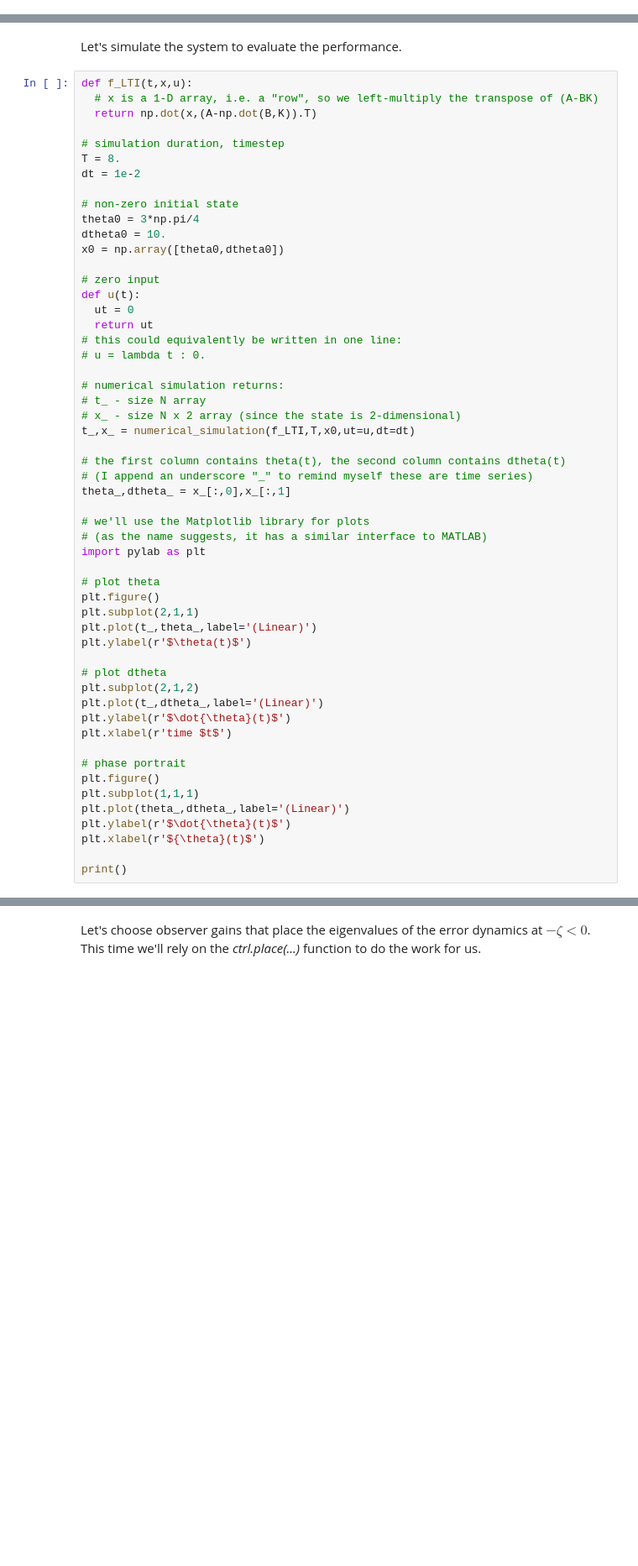
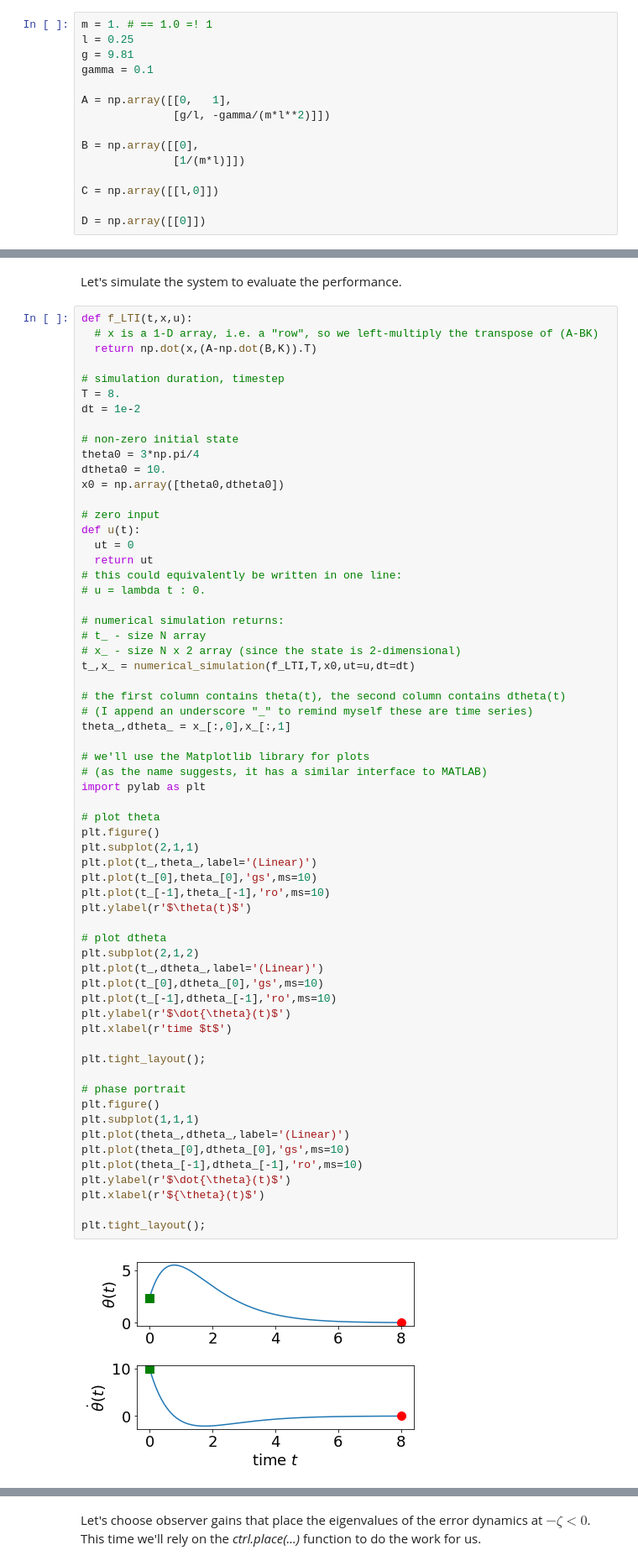
Before and after one commit to sburden/447-20fa, a Jupyter notebook: 447_lec_examples.ipynb, the cells around one changed output, grey strips where cells are left out. Shown at 84% size. Drawn from its saved outputs; the diff is of its cells as text; blank space fills up the shorter version.

```diff
--- a/447_lec_examples.ipynb
+++ b/447_lec_examples.ipynb
@@ -1497,0 +1507,15 @@ else:
+# %%
+m = 1. # == 1.0 =! 1
+l = 0.25
+g = 9.81
+gamma = 0.1
+
+A = np.array([[0,   1],
+              [g/l, -gamma/(m*l**2)]])
+
+B = np.array([[0],
+              [1/(m*l)]])
+
+C = np.array([[l,0]])
+
+D = np.array([[0]])
@@ -1551,31 +1588,41 @@ def u(t):
 # x_ - size N x 2 array (since the state is 2-dimensional)
 t_,x_ = numerical_simulation(f_LTI,T,x0,ut=u,dt=dt)
 
 # the first column contains theta(t), the second column contains dtheta(t)
 # (I append an underscore "_" to remind myself these are time series)
 theta_,dtheta_ = x_[:,0],x_[:,1]
 
 # we'll use the Matplotlib library for plots
 # (as the name suggests, it has a similar interface to MATLAB)
 import pylab as plt
 
 # plot theta
 plt.figure()
 plt.subplot(2,1,1)
 plt.plot(t_,theta_,label='(Linear)')
+plt.plot(t_[0],theta_[0],'gs',ms=10)
+plt.plot(t_[-1],theta_[-1],'ro',ms=10)
 plt.ylabel(r'$\theta(t)$')
 
 # plot dtheta
 plt.subplot(2,1,2)
 plt.plot(t_,dtheta_,label='(Linear)')
+plt.plot(t_[0],dtheta_[0],'gs',ms=10)
+plt.plot(t_[-1],dtheta_[-1],'ro',ms=10)
 plt.ylabel(r'$\dot{\theta}(t)$')
 plt.xlabel(r'time $t$')
+
+plt.tight_layout();
 
 # phase portrait
 plt.figure()
 plt.subplot(1,1,1)
 plt.plot(theta_,dtheta_,label='(Linear)')
+plt.plot(theta_[0],dtheta_[0],'gs',ms=10)
+plt.plot(theta_[-1],dtheta_[-1],'ro',ms=10)
 plt.ylabel(r'$\dot{\theta}(t)$')
 plt.xlabel(r'${\theta}(t)$')
 
-print()
+plt.tight_layout();
+# %% [output]
+[figure, added]
```
Also changed, not shown: parts of 41 cells of this notebook, 1 other file.
